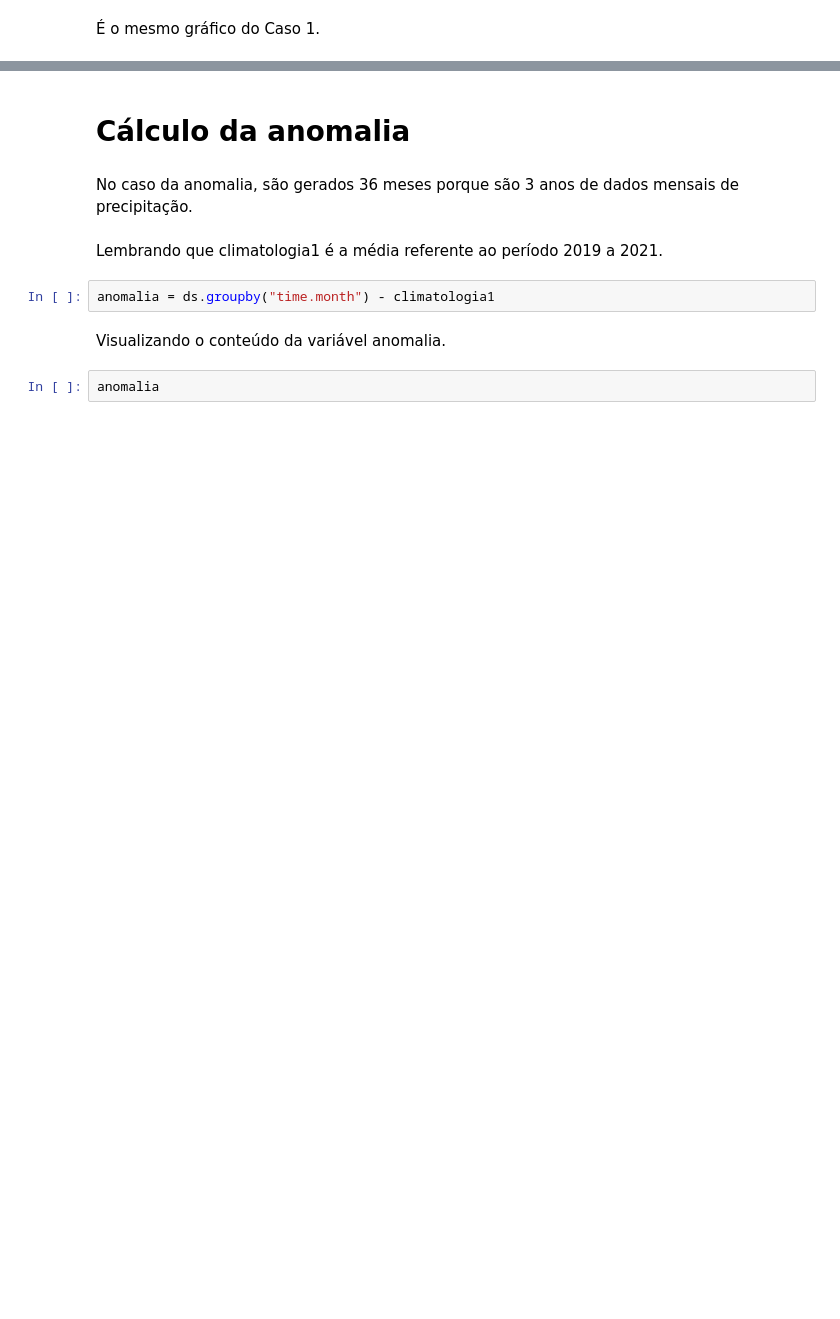
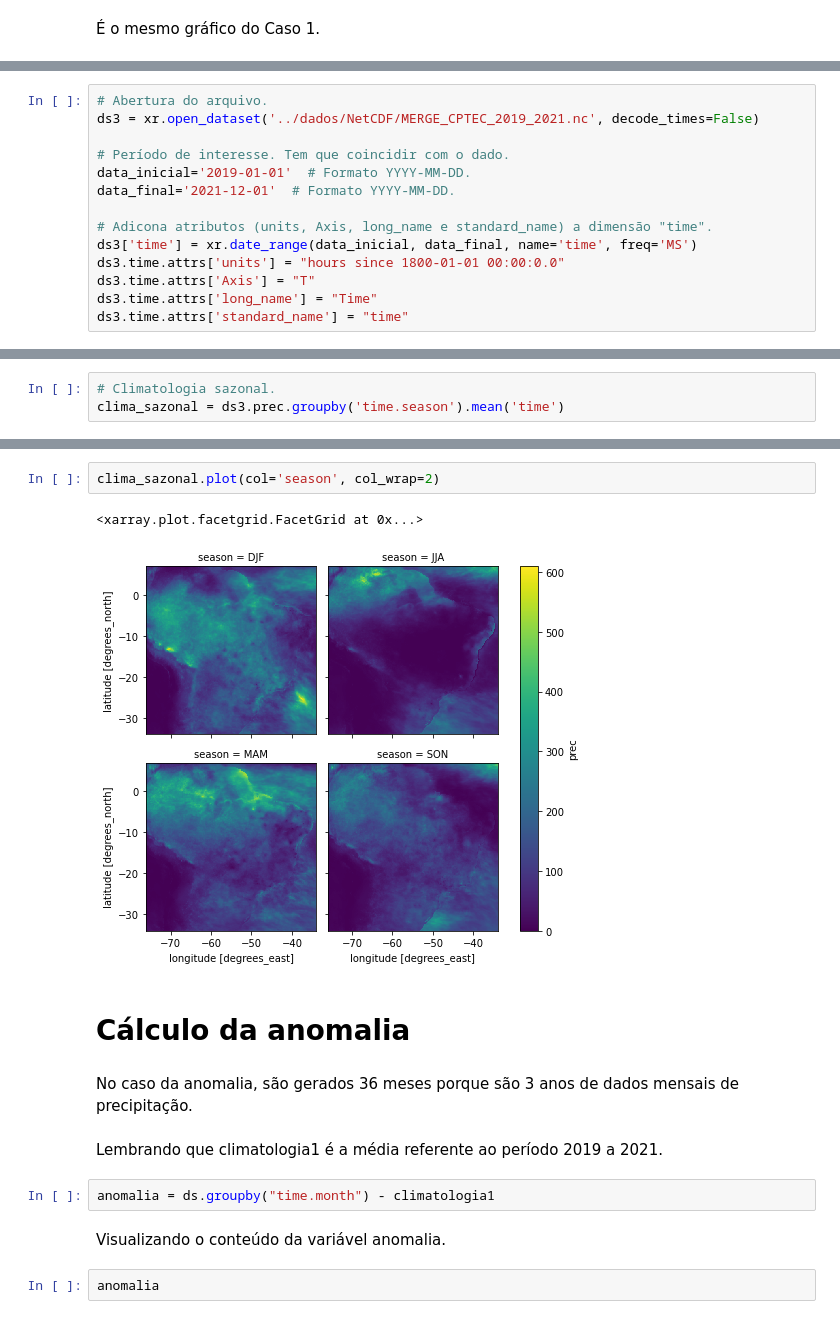
Before and after one commit to jgmsantos/projetospython, a Jupyter notebook: meteorologia/climatologia_anomalia.ipynb, the cells around one changed output, grey strips where cells are left out. Cells and saved outputs as stored; diff of their text form; blank space fills up the shorter version.

Commit message:
Adicionando media zonal e climatologia sazonal

```diff
--- a/meteorologia/climatologia_anomalia.ipynb
+++ b/meteorologia/climatologia_anomalia.ipynb
@@ -161,0 +166,14 @@ plt.show()
+# %%
+# Abertura do arquivo.
+ds3 = xr.open_dataset('../dados/NetCDF/MERGE_CPTEC_2019_2021.nc', decode_times=False)
+
+# Período de interesse. Tem que coincidir com o dado.
+data_inicial='2019-01-01'  # Formato YYYY-MM-DD.
+data_final='2021-12-01'  # Formato YYYY-MM-DD.
+
+# Adicona atributos (units, Axis, long_name e standard_name) a dimensão "time".
+ds3['time'] = xr.date_range(data_inicial, data_final, name='time', freq='MS')
+ds3.time.attrs['units'] = "hours since 1800-01-01 00:00:0.0"
+ds3.time.attrs['Axis'] = "T"
+ds3.time.attrs['long_name'] = "Time"
+ds3.time.attrs['standard_name'] = "time"
@@ -161,0 +199,3 @@ plt.show()
+# %%
+# Climatologia sazonal.
+clima_sazonal = ds3.prec.groupby('time.season').mean('time')
@@ -162,3 +222,8 @@ plt.show()
+# %%
+clima_sazonal.plot(col='season', col_wrap=2)
+# %% [output]
+<xarray.plot.facetgrid.FacetGrid at 0x...>
+[figure, added]
 # %% [markdown]
 # Cálculo da anomalia
 # %% [markdown]
```
Also changed, not shown: parts of 6 cells of this notebook, 4 other files.
